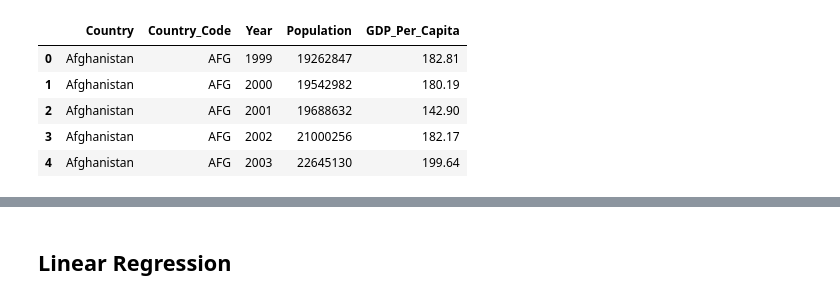
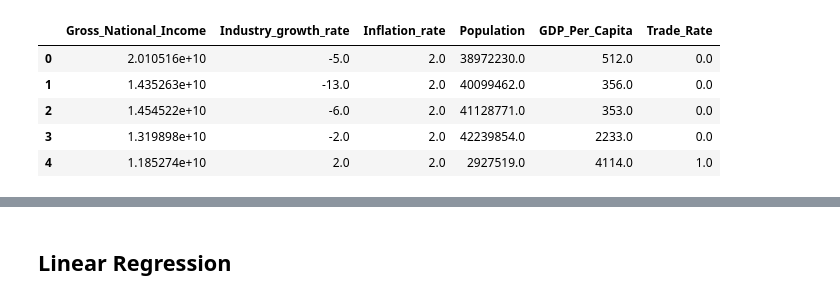
Before and after one commit to koto253/Data_Science_Portfolio, a Jupyter notebook: modeling.ipynb, the cells around one changed output, grey strips where cells are left out. Cells and saved outputs as stored; diff of their text form; code cells hidden in the pictures.

```diff
--- a/modeling.ipynb
+++ b/modeling.ipynb
@@ -5,12 +5,12 @@ import matplotlib.pyplot as plt
 import seaborn as sns
 # %%
 #
-df = pd.read_csv('cleaned.csv')
+df = pd.read_csv('ml.csv')
 df.head()
 # %% [output]
-|  | Country | Country_Code | Year | Population | GDP_Per_Capita |
-| 0 | Afghanistan | AFG | 1999 | 19262847 | 182.81 |
-| 1 | Afghanistan | AFG | 2000 | 19542982 | 180.19 |
-| 2 | Afghanistan | AFG | 2001 | 19688632 | 142.90 |
-| 3 | Afghanistan | AFG | 2002 | 21000256 | 182.17 |
-| 4 | Afghanistan | AFG | 2003 | 22645130 | 199.64 |
+|  | Gross_National_Income | Industry_growth_rate | Inflation_rate | Population | GDP_Per_Capita | Trade_Rate |
+| 0 | 2.010516e+10 | -5.0 | 2.0 | 38972230.0 | 512.0 | 0.0 |
+| 1 | 1.435263e+10 | -13.0 | 2.0 | 40099462.0 | 356.0 | 0.0 |
+| 2 | 1.454522e+10 | -6.0 | 2.0 | 41128771.0 | 353.0 | 0.0 |
+| 3 | 1.319898e+10 | -2.0 | 2.0 | 42239854.0 | 2233.0 | 0.0 |
+| 4 | 1.185274e+10 | 2.0 | 2.0 | 2927519.0 | 4114.0 | 1.0 |
```
Also changed, not shown: parts of 19 cells of this notebook, 5 other files.
